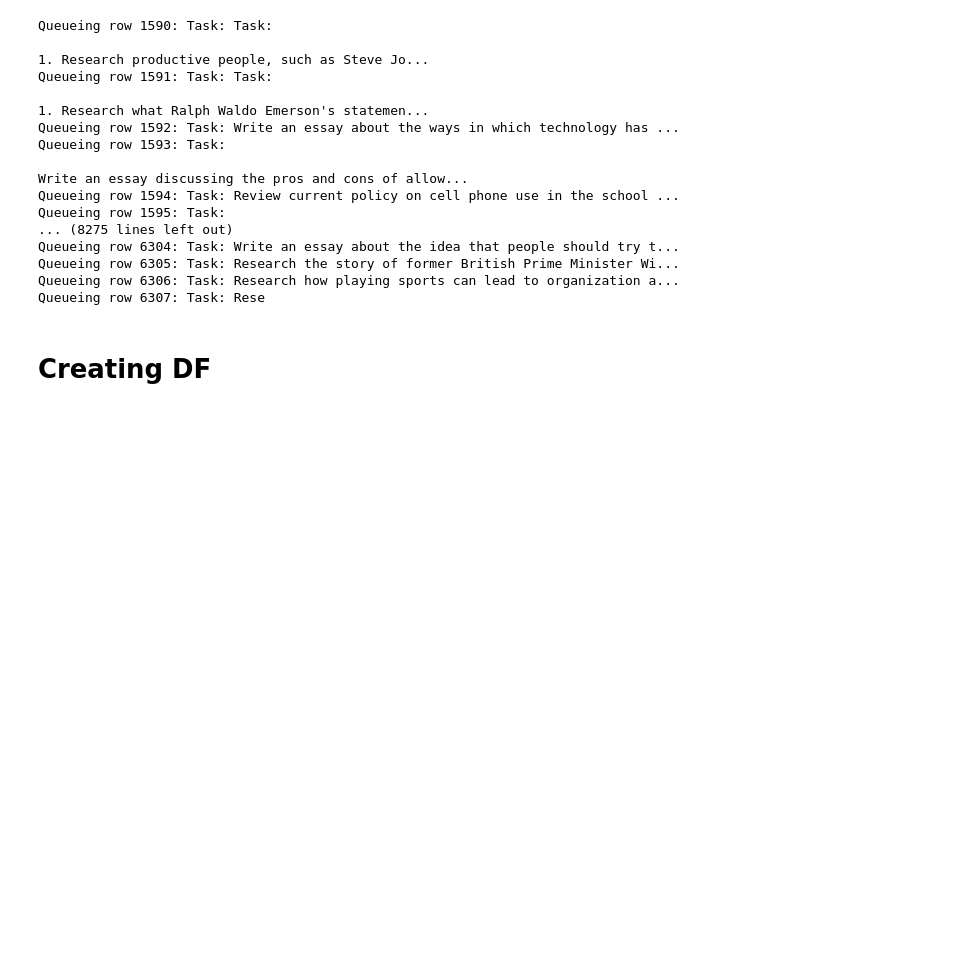
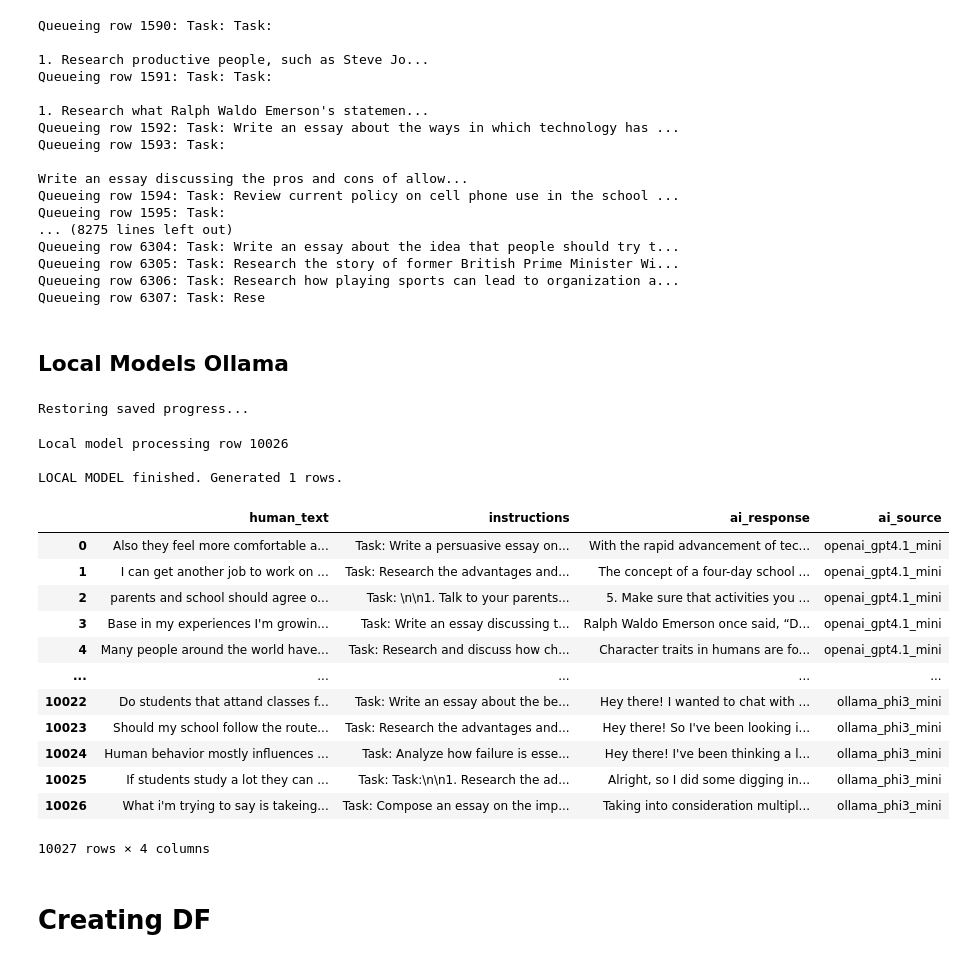
Before and after one commit to BenGaistAI/ai_detection, a Jupyter notebook: main_notebook.ipynb, the cells around one changed output. Drawn from its saved outputs; the diff is of its cells as text; code cells hidden in the pictures; blank space fills up the shorter version.

Commit message:
fixed local model

```diff
--- a/main_notebook.ipynb
+++ b/main_notebook.ipynb
@@ -267,3 +273,37 @@ Queueing row 6304: Task: Write an essay about the idea that people should try t.
 Queueing row 6305: Task: Research the story of former British Prime Minister Wi...
 Queueing row 6306: Task: Research how playing sports can lead to organization a...
 Queueing row 6307: Task: Rese
+# %% [markdown]
+## Local Models Ollama
+# %%
+df = new_data.copy()
+
+
+# Ensure columns exist
+if "ai_response" not in df.columns:
+    df["ai_response"] = None
+
+
+if "ai_source" not in df.columns:
+    df["ai_source"] = None
+
+
+output_path = "ai_responses_progress.csv"
+
+
+# ----------------------------------------
+
+
+
+if os.path.exists(output_path):
+    print("Restoring saved progress...")
+    saved = pd.read_csv(output_path)
+
+
+    df.loc[saved.index, "ai_response"] = saved["ai_response"]
+    df.loc[saved.index, "ai_source"] = saved["ai_source"]
+
+
+# ----------------------------------------
+# %% [output]
+Restoring saved progress...
@@ -269,0 +406,30 @@ Queueing row 6307: Task: Rese
+# %%
+# Run
+asyncio.run(
+    process_rows_local(
+        start_row=0,
+        stop_row=10026,
+        max_new=7
+    )
+)
+# %% [output]
+Local model processing row 10026
+
+LOCAL MODEL finished. Generated 1 rows.
+# %%
+df = df[df["ai_response"].notna()]
+df
+# %% [output]
+|  | human_text | instructions | ai_response | ai_source |
+| 0 | Also they feel more comfortable a... | Task: Write a persuasive essay on... | With the rapid advancement of tec... | openai_gpt4.1_mini |
+| 1 | I can get another job to work on ... | Task: Research the advantages and... | The concept of a four-day school ... | openai_gpt4.1_mini |
+| 2 | parents and school should agree o... | Task: \n\n1. Talk to your parents... | 5. Make sure that activities you ... | openai_gpt4.1_mini |
+| 3 | Base in my experiences I'm growin... | Task: Write an essay discussing t... | Ralph Waldo Emerson once said, “D... | openai_gpt4.1_mini |
+| 4 | Many people around the world have... | Task: Research and discuss how ch... | Character traits in humans are fo... | openai_gpt4.1_mini |
+| ... | ... | ... | ... | ... |
+| 10022 | Do students that attand classes f... | Task: Write an essay about the be... | Hey there! I wanted to chat with ... | ollama_phi3_mini |
+| 10023 | Should my school follow the route... | Task: Research the advantages and... | Hey there! So I've been looking i... | ollama_phi3_mini |
+| 10024 | Human behavior mostly influences ... | Task: Analyze how failure is esse... | Hey there! I've been thinking a l... | ollama_phi3_mini |
+| 10025 | If students study a lot they can ... | Task: Task:\n\n1. Research the ad... | Alright, so I did some digging in... | ollama_phi3_mini |
+| 10026 | What i'm trying to say is takeing... | Task: Compose an essay on the imp... | Taking into consideration multipl... | ollama_phi3_mini |
+10027 rows × 4 columns
```
Also changed, not shown: parts of 7 cells of this notebook, 1 other file.
